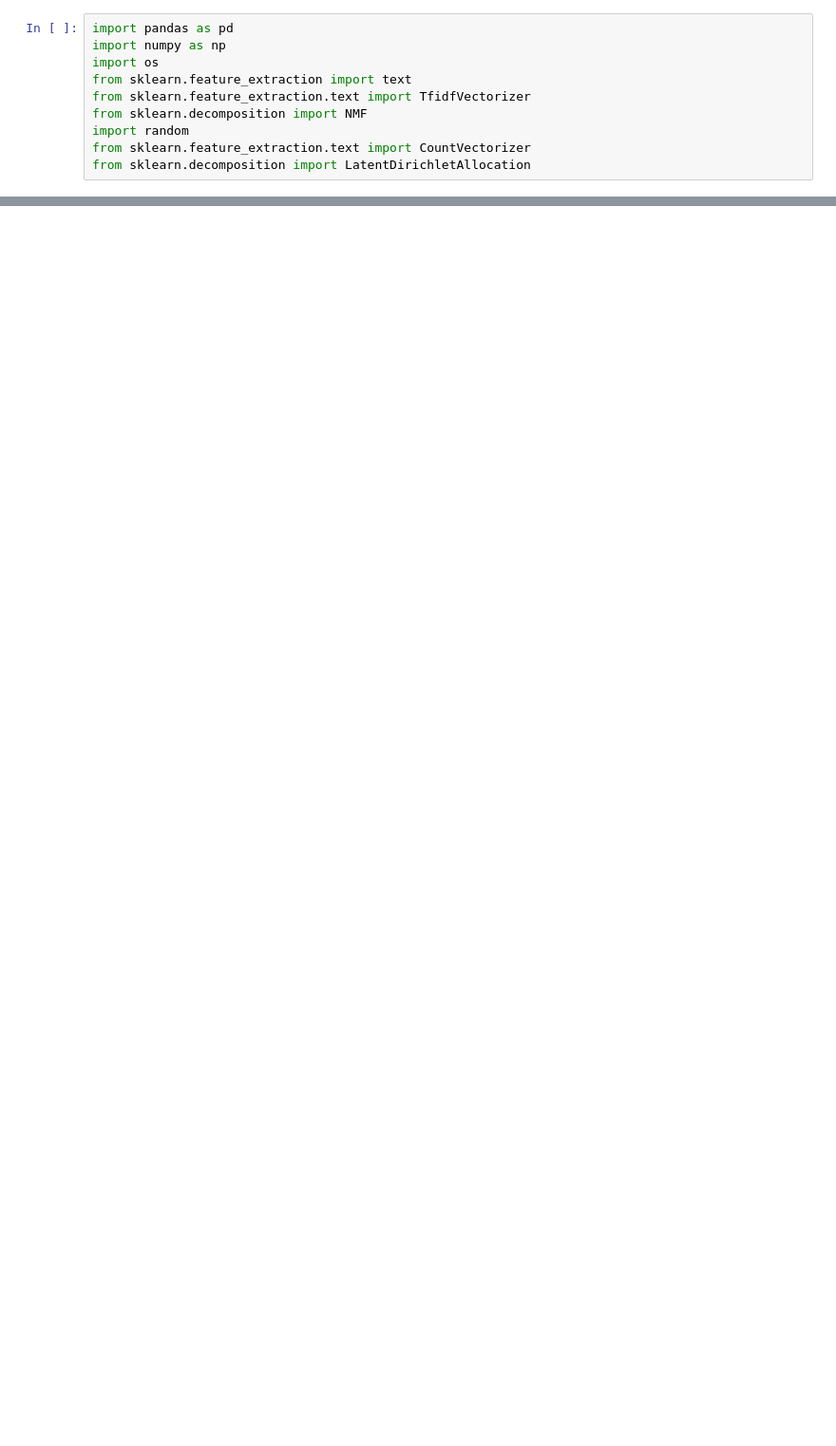
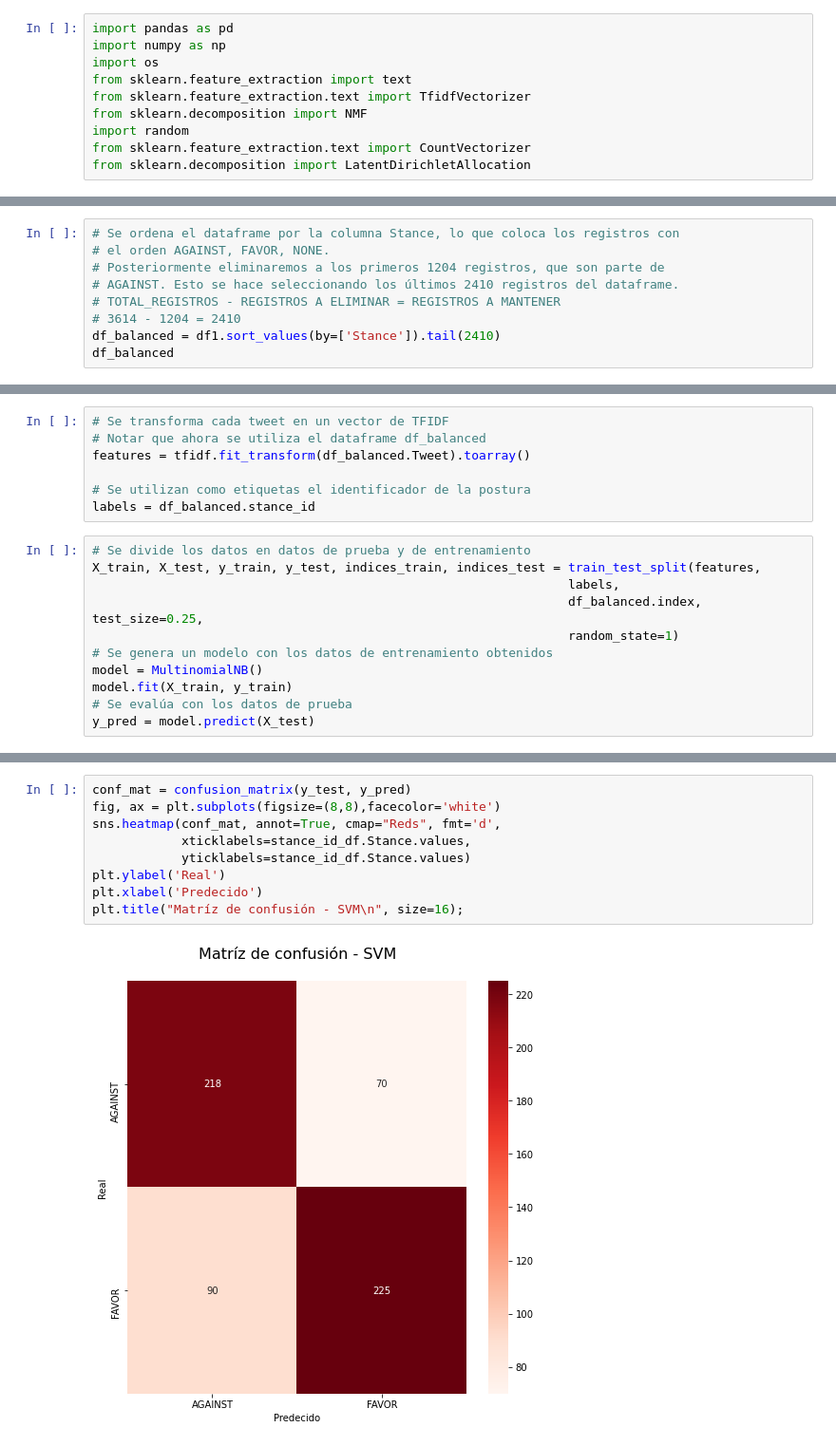
Before and after one commit to SandraRacilla/ProyectoFinal_AyPTexto, a Jupyter notebook: Minería_de_Tópicos.ipynb, the cells around one changed output, grey strips where cells are left out. Shown at 95% size. Saved outputs shown, nothing was run; the diff lists cells and outputs as text; blank space fills up the shorter version.

```diff
--- a/Minería_de_Tópicos.ipynb
+++ b/Minería_de_Tópicos.ipynb
@@ -177,0 +577,9 @@ LDA Top 10 words for topic #2:
+# %%
+# Se ordena el dataframe por la columna Stance, lo que coloca los registros con
+# el orden AGAINST, FAVOR, NONE.
+# Posteriormente eliminaremos a los primeros 1204 registros, que son parte de
+# AGAINST. Esto se hace seleccionando los últimos 2410 registros del dataframe.
+# TOTAL_REGISTROS - REGISTROS A ELIMINAR = REGISTROS A MANTENER
+# 3614 - 1204 = 2410
+df_balanced = df1.sort_values(by=['Stance']).tail(2410)
+df_balanced
@@ -177,0 +609,18 @@ LDA Top 10 words for topic #2:
+# %%
+# Se transforma cada tweet en un vector de TFIDF
+# Notar que ahora se utiliza el dataframe df_balanced
+features = tfidf.fit_transform(df_balanced.Tweet).toarray()
+
+# Se utilizan como etiquetas el identificador de la postura
+labels = df_balanced.stance_id
+# %%
+# Se divide los datos en datos de prueba y de entrenamiento
+X_train, X_test, y_train, y_test, indices_train, indices_test = train_test_split(features,
+                                                                labels,
+                                                                df_balanced.index, test_size=0.25,
+                                                                random_state=1)
+# Se genera un modelo con los datos de entrenamiento obtenidos
+model = MultinomialNB()
+model.fit(X_train, y_train)
+# Se evalúa con los datos de prueba
+y_pred = model.predict(X_test)
@@ -177,0 +642,11 @@ LDA Top 10 words for topic #2:
+# %%
+conf_mat = confusion_matrix(y_test, y_pred)
+fig, ax = plt.subplots(figsize=(8,8),facecolor='white')
+sns.heatmap(conf_mat, annot=True, cmap="Reds", fmt='d',
+            xticklabels=stance_id_df.Stance.values,
+            yticklabels=stance_id_df.Stance.values)
+plt.ylabel('Real')
+plt.xlabel('Predecido')
+plt.title("Matríz de confusión - SVM\n", size=16);
+# %% [output]
+[figure, added]
```
Also changed, not shown: parts of 96 cells of this notebook, 4 other files.
